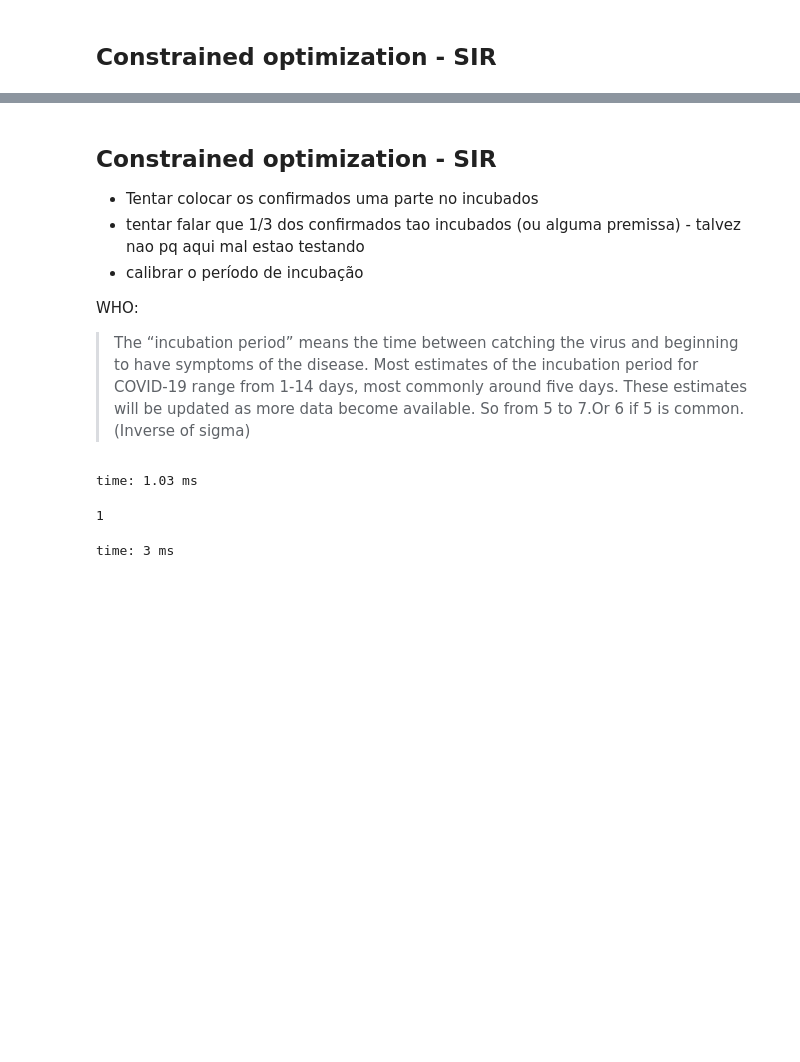
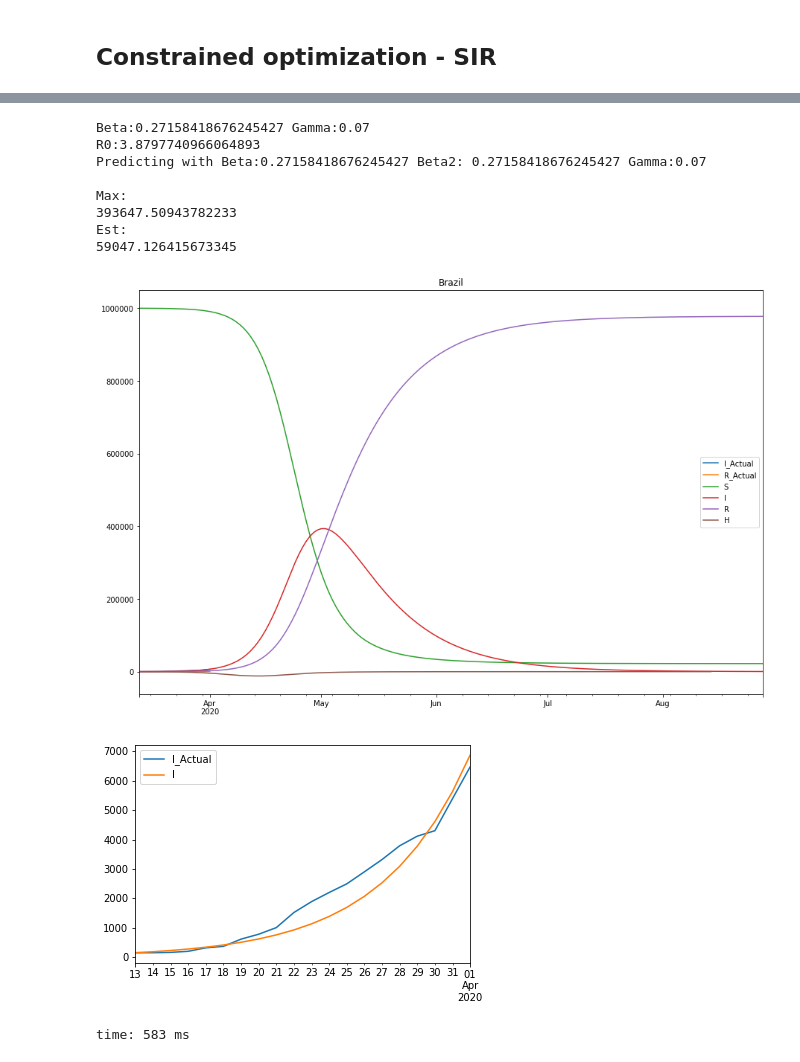
Before and after one commit to comunidadexp/sirfh-covid, a Jupyter notebook: Covid Spread Model.ipynb, the cells around one changed output, grey strips where cells are left out. Saved outputs shown, nothing was run; the diff lists cells and outputs as text; code cells hidden in the pictures; blank space fills up the shorter version.

```diff
--- a/Covid Spread Model.ipynb
+++ b/Covid Spread Model.ipynb
@@ -316,29 +349,28 @@ time: 1.02 s
-# %% [markdown]
-## Constrained optimization - SIR
-
-* Tentar colocar os confirmados uma parte no incubados
-* tentar falar que 1/3 dos confirmados tao incubados (ou alguma premissa) - talvez nao pq aqui mal estao testando
-* calibrar o período de incubação
-
-WHO:
->The “incubation period” means the time between catching the virus and beginning to have symptoms of the disease. Most estimates of the incubation period for COVID-19 range from 1-14 days, most commonly around five days. These estimates will be updated as more data become available. So from 5 to 7.Or 6 if 5 is common. (Inverse of sigma)
-# %%
-class pai():
-    def __init__(self,a='a',b='b',c='c'):
-        self.a = a
-        self.b = b
-        self.c = c
-
-
-class filho(pai):
-    def __init__(self,d, **kw):
-        super().__init__(**kw)
-        self.d = d
-# %% [output]
-time: 1.03 ms
-# %%
-f = filho(d=10, a=1, b=2, c=3)
-f.a
-# %% [output]
-1
-time: 3 ms
+# %%
+t1 = SIR('Brazil',
+         #N=200e6 * 15/230,
+         N=1e6,
+         alpha=0.7,
+         betaBounds = (0.1, 0.4),
+         gammaBounds = (0.07, 0.1),
+         nth = 100
+                )
+t1.train()
+t1.main_plot()
+t1.I_fit_plot()
+print('\nMax:')
+print(t1.df.I.max())
+print('Est:')
+print(t1.df.I.max()*.15)
+# %% [output]
+Beta:0.27158418676245427 Gamma:0.07
+R0:3.8797740966064893
+Predicting with Beta:0.27158418676245427 Beta2: 0.27158418676245427 Gamma:0.07
+
+Max:
+393647.50943782233
+Est:
+59047.126415673345
+[figure, added]
+[figure, added]
+time: 583 ms
```
Also changed, not shown: parts of 14 cells of this notebook, 1 other file.
